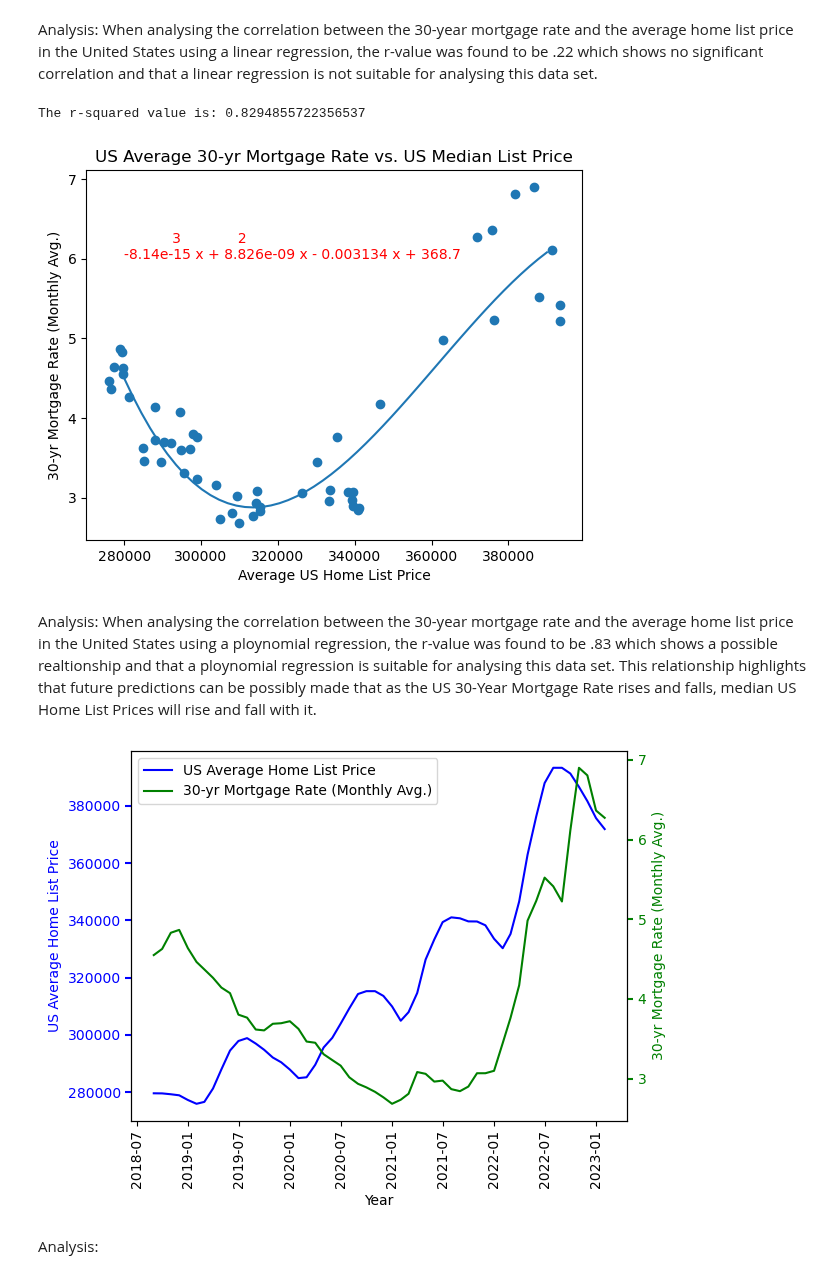
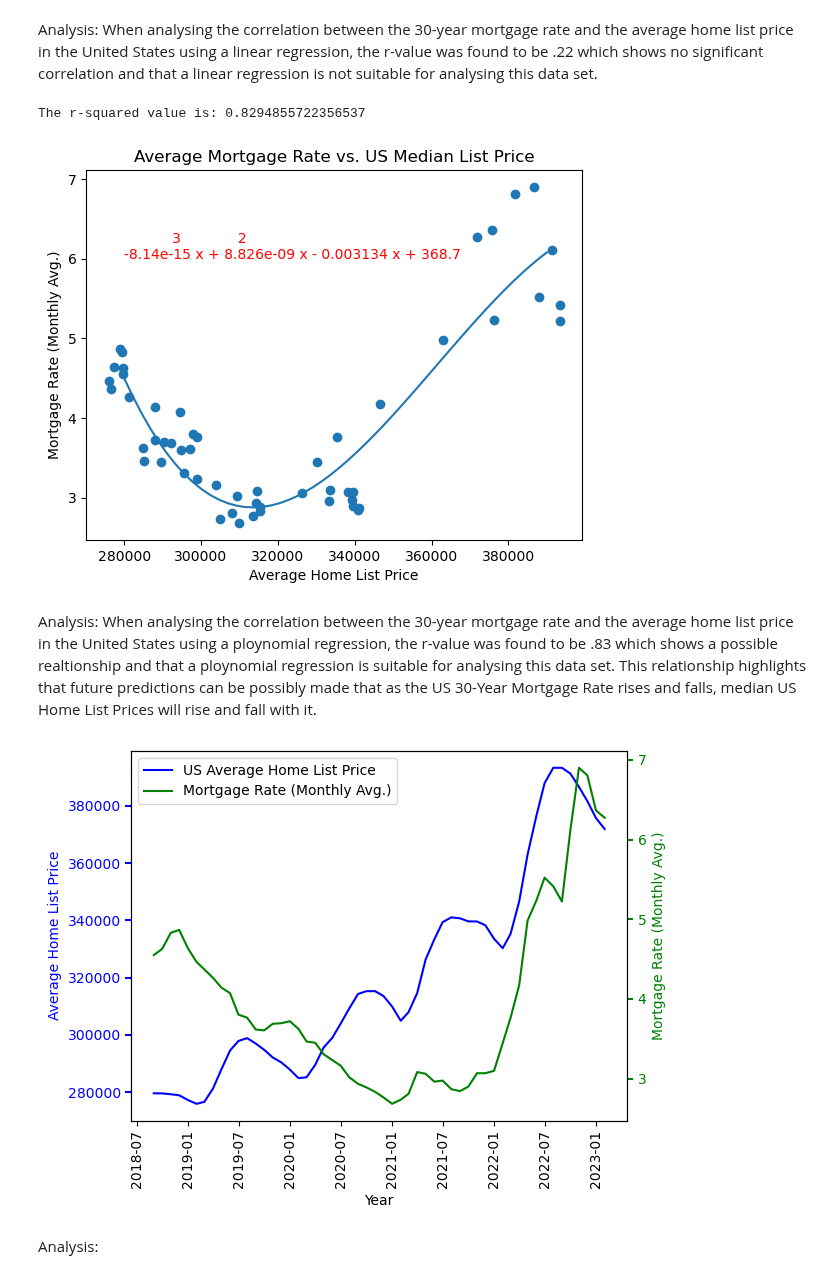
Before and after one commit to ceramicbull/Project-1-Repo, a Jupyter notebook: leighas_analysis/Project_One.ipynb, the cells around one changed output. Drawn from its saved outputs; the diff is of its cells as text; code cells hidden in the pictures.

```diff
--- a/leighas_analysis/Project_One.ipynb
+++ b/leighas_analysis/Project_One.ipynb
@@ -118,37 +118,37 @@ Analysis: When analysing the correlation between the 30-year mortgage rate and t
 # Linear regression on US Average Mortgage Rate vs US Average Home List Price
 us_average_home_list = lr_median_list_price_us.loc['United States']
 us_average_home_list=us_average_home_list.astype(float)
 us_average_mortgage= average_mortgage_rate['Average Rate']
 us_average_mortgage=us_average_mortgage.astype(float)
 
 #create plot equation
 lr_polynomial_median_list = np.poly1d(np.polyfit(us_average_home_list, us_average_mortgage, 3))
 
 #create regression line
 myline = np.linspace(280000, 390000)
 
 # Plot scatter plot and ploynomial regression line
 plt.scatter( us_average_home_list, us_average_mortgage)
 plt.plot(myline, lr_polynomial_median_list(myline))
 
 #Add x label, y label, and title
-plt.xlabel('Average US Home List Price')
-plt.ylabel('30-yr Mortgage Rate (Monthly Avg.)')
-plt.title("US Average 30-yr Mortgage Rate vs. US Median List Price")
+plt.xlabel('Average Home List Price')
+plt.ylabel('Mortgage Rate (Monthly Avg.)')
+plt.title("Average Mortgage Rate vs. US Median List Price")
 plt.annotate(lr_polynomial_median_list,(280000,6),fontsize=10,color="red")
 
 #Calculate r-squared value
 print(f"The r-squared value is: {r2_score(us_average_mortgage, lr_polynomial_median_list(us_average_home_list))}")
 
 # Save the figure to main folder
 #plt.savefig("../images/lr_median_list_polynomial.png")
 # Save the figure to my folder
 plt.savefig("Output Data/lr_median_list_polynomial.png")
 
 plt.show()
 # %% [output]
 The r-squared value is: 0.8294855722356537
-[figure, old version]
+[figure, new version]
 # %% [markdown]
 Analysis: When analysing the correlation between the 30-year mortgage rate and the average home list price in the United States using a ploynomial regression, the r-value was found to be .83 which shows a possible realtionship and that a ploynomial regression is suitable for analysing this data set.
 This relationship highlights that future predictions can be possibly made that as the US 30-Year Mortgage Rate rises and falls, median US Home List Prices will rise and fall with it.
@@ -170,7 +170,7 @@ fig, ax = plt.subplots()
 twin1 = ax.twinx()
 
 list_price_plot, = ax.plot(years_2, us_average_home_list, color="blue", label="US Average Home List Price" )
-mortgage_plot, = twin1.plot(years_2, us_average_mortgage, color='green', label="30-yr Mortgage Rate (Monthly Avg.)")
+mortgage_plot, = twin1.plot(years_2, us_average_mortgage, color='green', label="Mortgage Rate (Monthly Avg.)")
 
 # set tick lables, colors, and rotation
 for tick in ax.get_xticklabels():
@@ -185,8 +185,8 @@ twin1.yaxis.label.set_color(mortgage_plot.get_color())
 
 #set labels
 ax.set_xlabel('Year')
-ax.set_ylabel('US Average Home List Price')
-twin1.set_ylabel('30-yr Mortgage Rate (Monthly Avg.)')
+ax.set_ylabel('Average Home List Price')
+twin1.set_ylabel('Mortgage Rate (Monthly Avg.)')
 
 # set legend
 ax.legend(handles = [list_price_plot, mortgage_plot])
@@ -199,7 +199,7 @@ plt.savefig("Output Data/lr_median_list_multi_line.png")
 # show plot
 plt.show()
 # %% [output]
-[figure, old version]
+[figure, new version]
 # %% [markdown]
 Analysis:
 # %%
```
Also changed, not shown: parts of 2 cells of this notebook, 4 other files.
